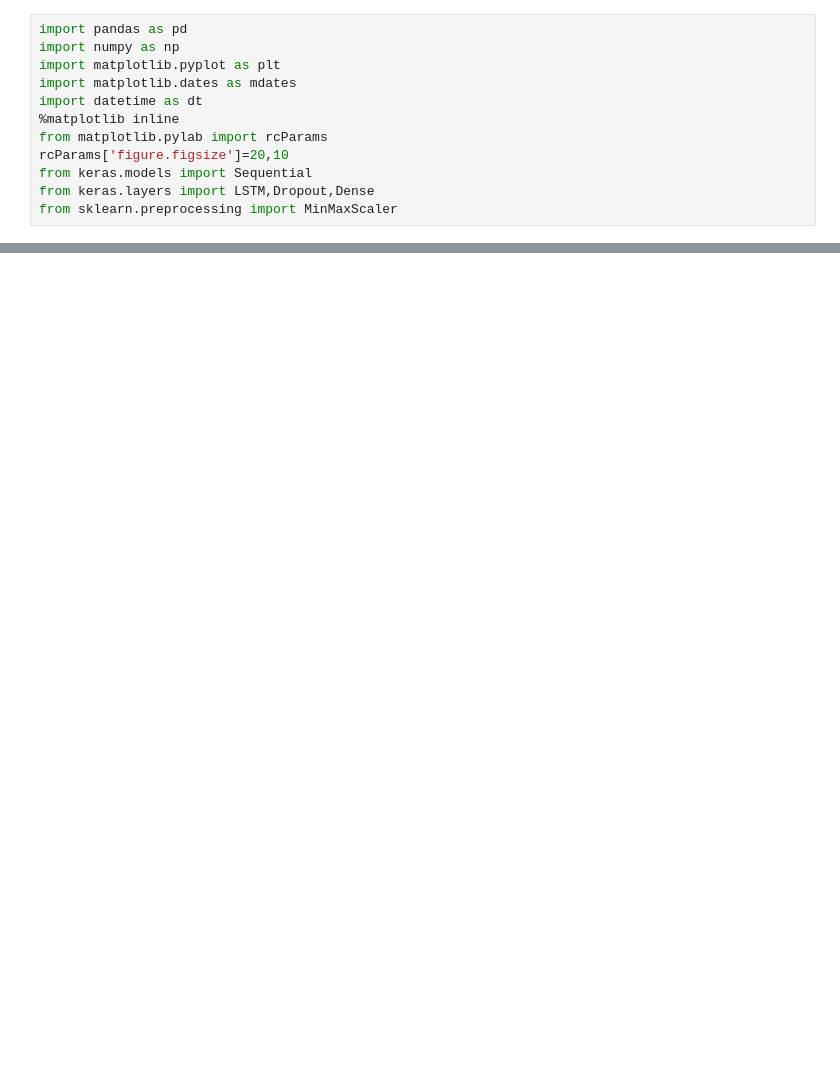
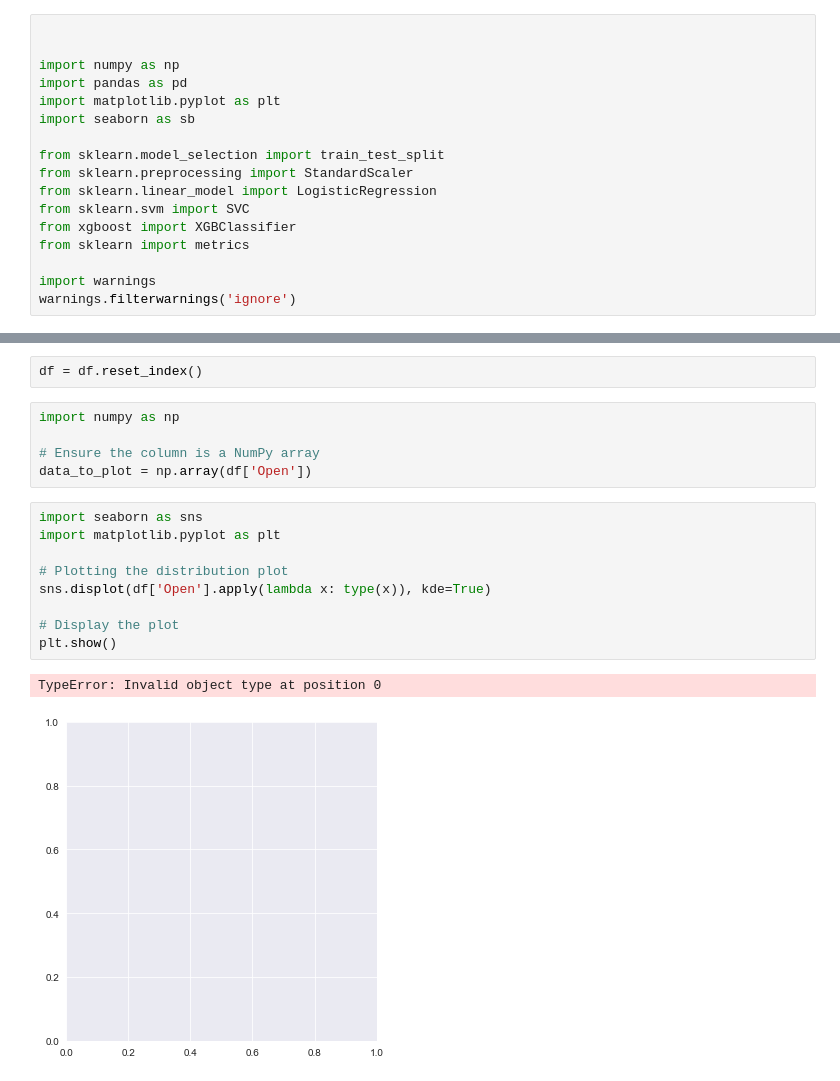
Before and after one commit to KonDoran/StockPredictor, a Jupyter notebook: stock_predictor.ipynb, the cells around one changed output, grey strips where cells are left out. Saved outputs shown, nothing was run; the diff lists cells and outputs as text; blank space fills up the shorter version.

```diff
--- a/stock_predictor.ipynb
+++ b/stock_predictor.ipynb
@@ -1,14 +1,19 @@
 # %%
+
+
+import numpy as np
 import pandas as pd
-import numpy as np
 import matplotlib.pyplot as plt
-import matplotlib.dates as mdates
-import datetime as dt
-%matplotlib inline
-from matplotlib.pylab import rcParams
-rcParams['figure.figsize']=20,10
-from keras.models import Sequential
-from keras.layers import LSTM,Dropout,Dense
-from sklearn.preprocessing import MinMaxScaler
+import seaborn as sb
+
+from sklearn.model_selection import train_test_split
+from sklearn.preprocessing import StandardScaler
+from sklearn.linear_model import LogisticRegression
+from sklearn.svm import SVC
+from xgboost import XGBClassifier
+from sklearn import metrics
+
+import warnings
+warnings.filterwarnings('ignore')
 # %%
 #import data and convert into pandas dataframe object
@@ -58,0 +93,19 @@ x_feat = stock_data.iloc[:, 0:3]
+# %%
+df = df.reset_index()
+# %%
+import numpy as np
+
+# Ensure the column is a NumPy array
+data_to_plot = np.array(df['Open'])
+# %%
+import seaborn as sns
+import matplotlib.pyplot as plt
+
+# Plotting the distribution plot
+sns.displot(df['Open'].apply(lambda x: type(x)), kde=True)
+
+# Display the plot
+plt.show()
+# %% [output]
+TypeError: Invalid object type at position 0
+[figure, added]
```
Also changed, not shown: parts of 8 cells of this notebook, 1 other file.
